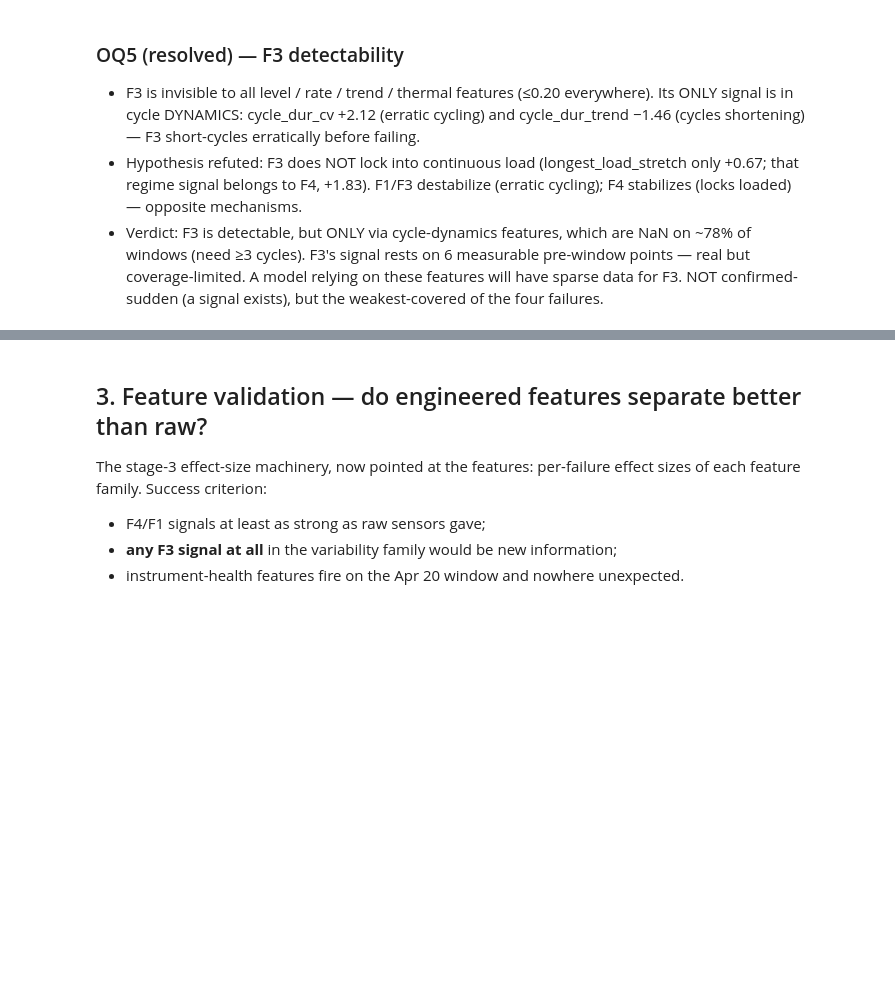
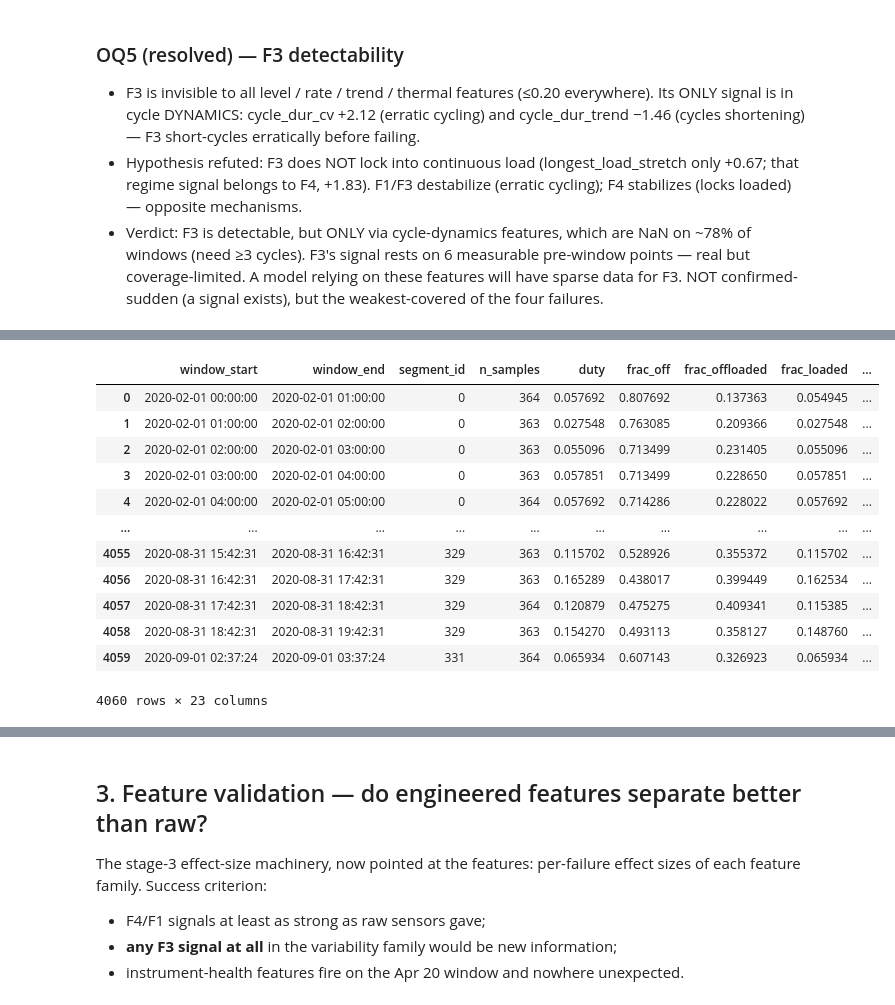
Before and after one commit to Rom5Leo/FAHM_Project, a Jupyter notebook: notebooks/04_feature_engineering.ipynb, the cells around one changed output, grey strips where cells are left out. Drawn from its saved outputs; the diff is of its cells as text; code cells hidden in the pictures; blank space fills up the shorter version.

```diff
--- a/notebooks/04_feature_engineering.ipynb
+++ b/notebooks/04_feature_engineering.ipynb
@@ -624,0 +767,17 @@ print(feats.shape); feats.columns.tolist()
+# %%
+feats = ft.build_features(df, grid, cfg, grid_labels)
+feats
+# %% [output]
+|  | window_start | window_end | segment_id | n_samples | duty | frac_off | frac_offloaded | frac_loaded | ... |
+| 0 | 2020-02-01 00:00:00 | 2020-02-01 01:00:00 | 0 | 364 | 0.057692 | 0.807692 | 0.137363 | 0.054945 | ... |
+| 1 | 2020-02-01 01:00:00 | 2020-02-01 02:00:00 | 0 | 363 | 0.027548 | 0.763085 | 0.209366 | 0.027548 | ... |
+| 2 | 2020-02-01 02:00:00 | 2020-02-01 03:00:00 | 0 | 363 | 0.055096 | 0.713499 | 0.231405 | 0.055096 | ... |
+| 3 | 2020-02-01 03:00:00 | 2020-02-01 04:00:00 | 0 | 363 | 0.057851 | 0.713499 | 0.228650 | 0.057851 | ... |
+| 4 | 2020-02-01 04:00:00 | 2020-02-01 05:00:00 | 0 | 364 | 0.057692 | 0.714286 | 0.228022 | 0.057692 | ... |
+| ... | ... | ... | ... | ... | ... | ... | ... | ... | ... |
+| 4055 | 2020-08-31 15:42:31 | 2020-08-31 16:42:31 | 329 | 363 | 0.115702 | 0.528926 | 0.355372 | 0.115702 | ... |
+| 4056 | 2020-08-31 16:42:31 | 2020-08-31 17:42:31 | 329 | 363 | 0.165289 | 0.438017 | 0.399449 | 0.162534 | ... |
+| 4057 | 2020-08-31 17:42:31 | 2020-08-31 18:42:31 | 329 | 364 | 0.120879 | 0.475275 | 0.409341 | 0.115385 | ... |
+| 4058 | 2020-08-31 18:42:31 | 2020-08-31 19:42:31 | 329 | 363 | 0.154270 | 0.493113 | 0.358127 | 0.148760 | ... |
+| 4059 | 2020-09-01 02:37:24 | 2020-09-01 03:37:24 | 331 | 364 | 0.065934 | 0.607143 | 0.326923 | 0.065934 | ... |
+4060 rows × 23 columns
```
Also changed, not shown: parts of 33 cells of this notebook, 3 other files.
